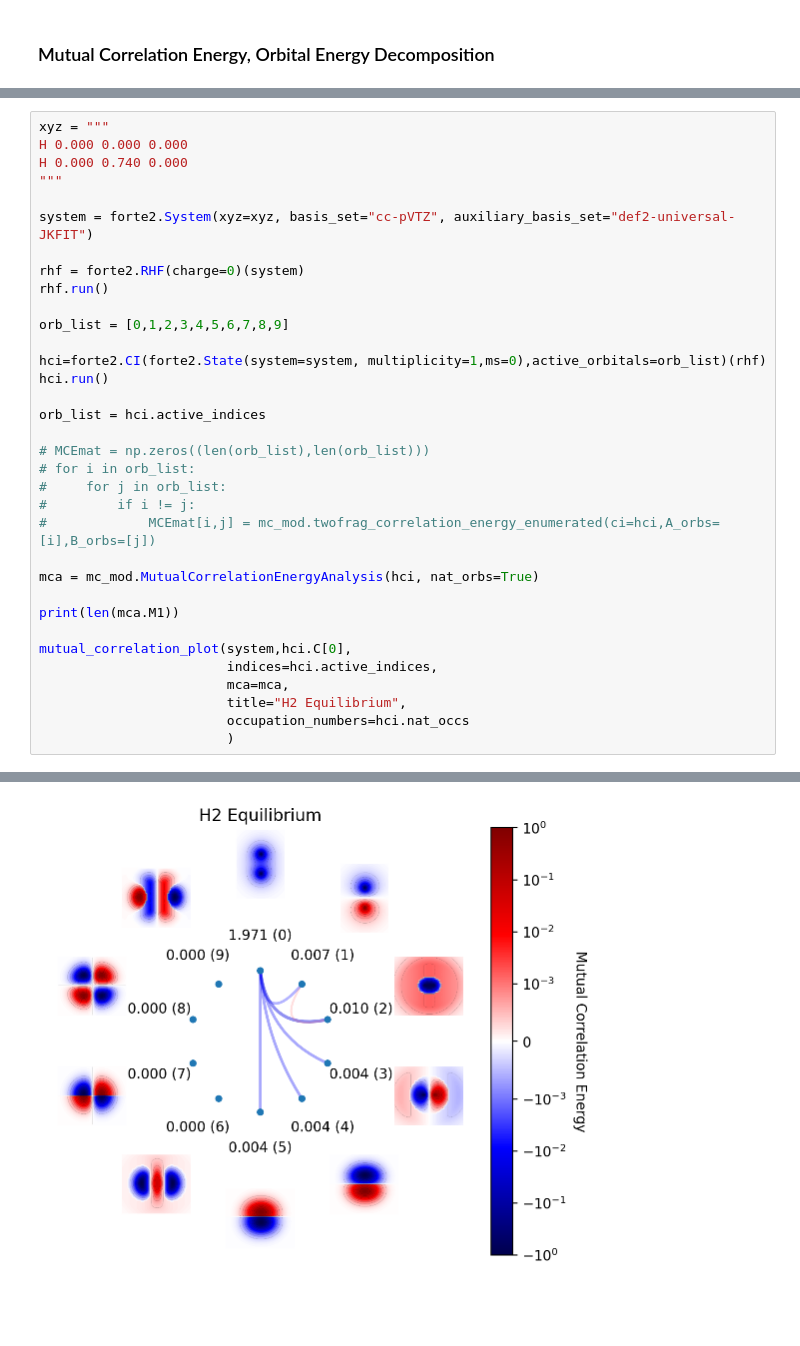
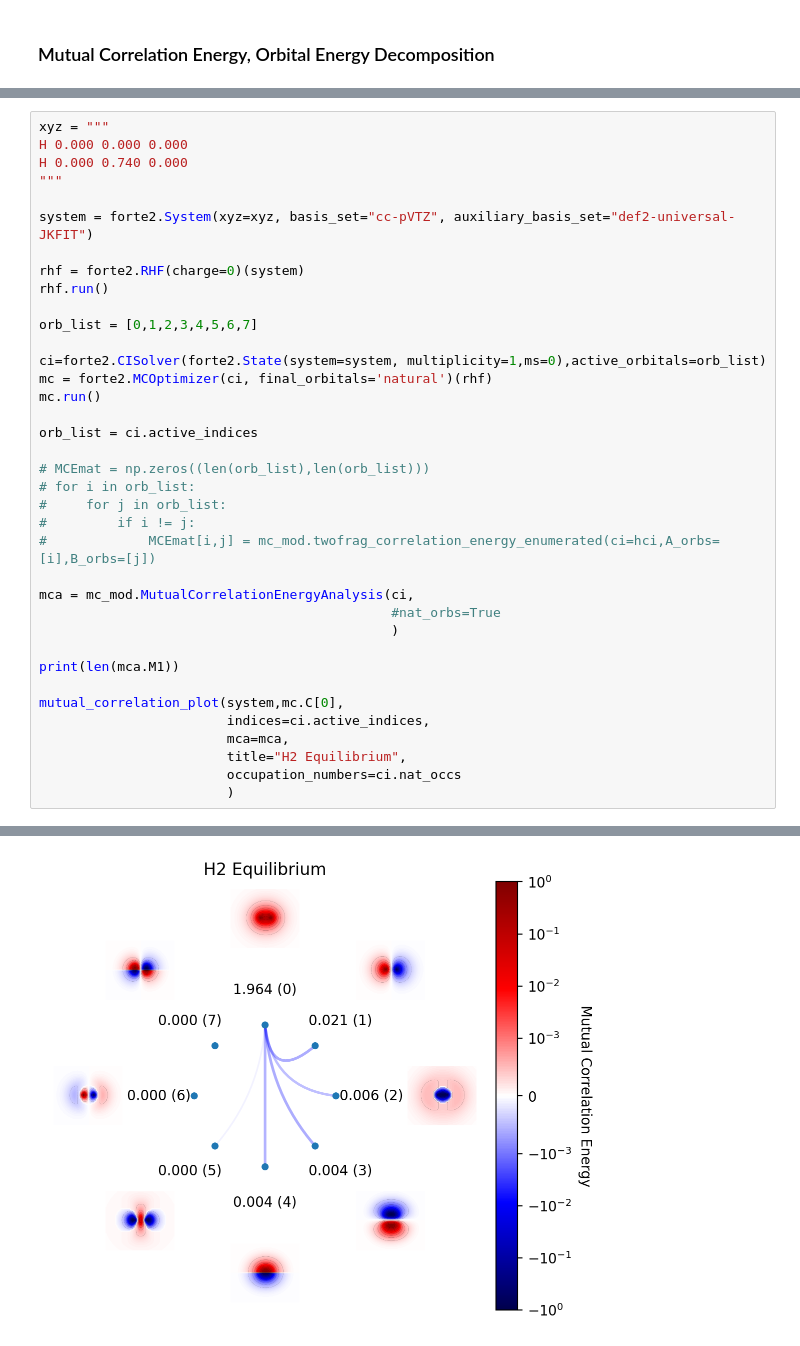
Before and after one commit to evangelistalab/forte2, a Jupyter notebook: tutorials/mca_energy/mce_tests.ipynb, the cells around one changed output, grey strips where cells are left out. Cells and saved outputs as stored; diff of their text form; blank space fills up the shorter version.

```diff
--- a/tutorials/mca_energy/mce_tests.ipynb
+++ b/tutorials/mca_energy/mce_tests.ipynb
@@ -151,12 +154,13 @@ system = forte2.System(xyz=xyz, basis_set="cc-pVTZ", auxiliary_basis_set="def2-u
 rhf = forte2.RHF(charge=0)(system)
 rhf.run()
 
-orb_list = [0,1,2,3,4,5,6,7,8,9]
+orb_list = [0,1,2,3,4,5,6,7]
 
-hci=forte2.CI(forte2.State(system=system, multiplicity=1,ms=0),active_orbitals=orb_list)(rhf)
-hci.run()
+ci=forte2.CISolver(forte2.State(system=system, multiplicity=1,ms=0),active_orbitals=orb_list)
+mc = forte2.MCOptimizer(ci, final_orbitals='natural')(rhf)
+mc.run()
 
-orb_list = hci.active_indices
+orb_list = ci.active_indices
 
 # MCEmat = np.zeros((len(orb_list),len(orb_list)))
 # for i in orb_list:
@@ -164,15 +168,17 @@ orb_list = hci.active_indices
 #         if i != j:
 #             MCEmat[i,j] = mc_mod.twofrag_correlation_energy_enumerated(ci=hci,A_orbs=[i],B_orbs=[j])
 
-mca = mc_mod.MutualCorrelationEnergyAnalysis(hci, nat_orbs=True)
+mca = mc_mod.MutualCorrelationEnergyAnalysis(ci,
+                                             #nat_orbs=True
+                                             )
 
 print(len(mca.M1))
 
-mutual_correlation_plot(system,hci.C[0],
-                        indices=hci.active_indices,
+mutual_correlation_plot(system,mc.C[0],
+                        indices=ci.active_indices,
                         mca=mca,
                         title="H2 Equilibrium",
-                        occupation_numbers=hci.nat_occs
+                        occupation_numbers=ci.nat_occs
                         )
 # %% [output]
 Point group symmetry detection not performed. Running in C1 symmetry.
@@ -195,4 +201,4 @@ Parsed 2 atoms with basis set of 28 functions.
-[figure, old version]
+[figure, new version]
 # %%
 xyz = """
 H 0.000 0.000 0.000
```
Also changed, not shown: parts of 20 cells of this notebook, 5 other files.
